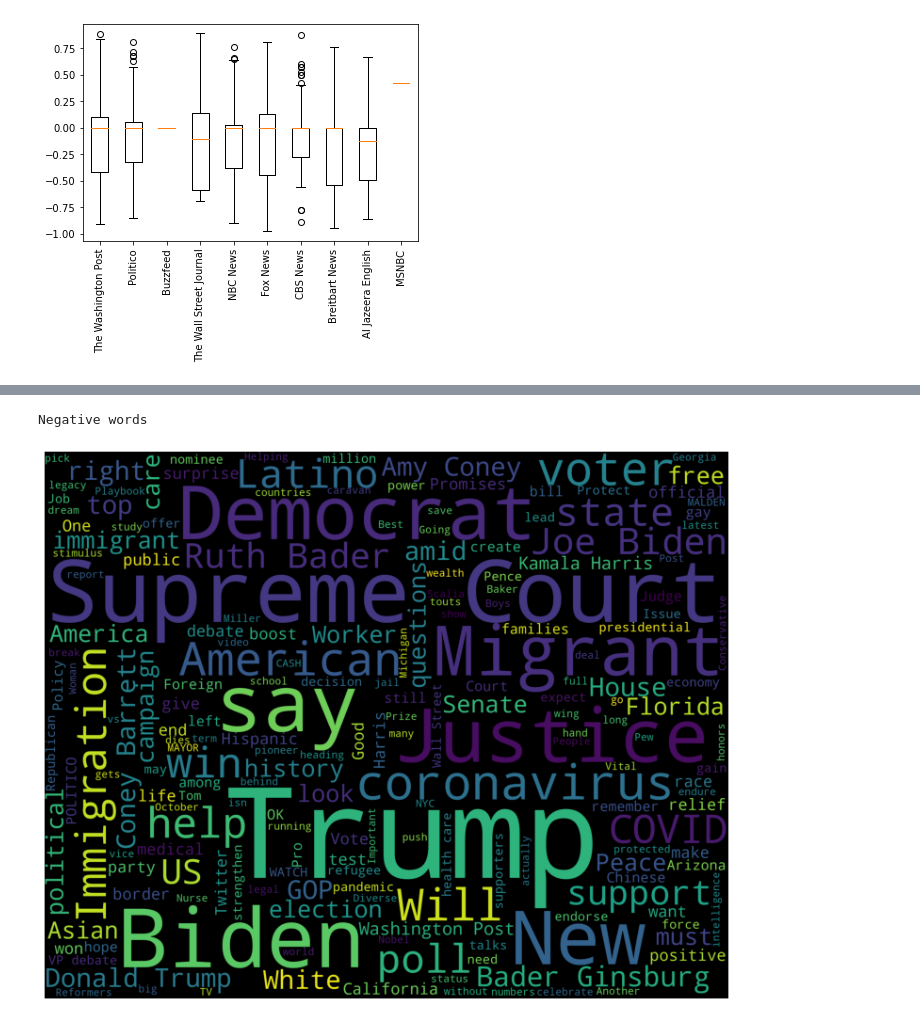
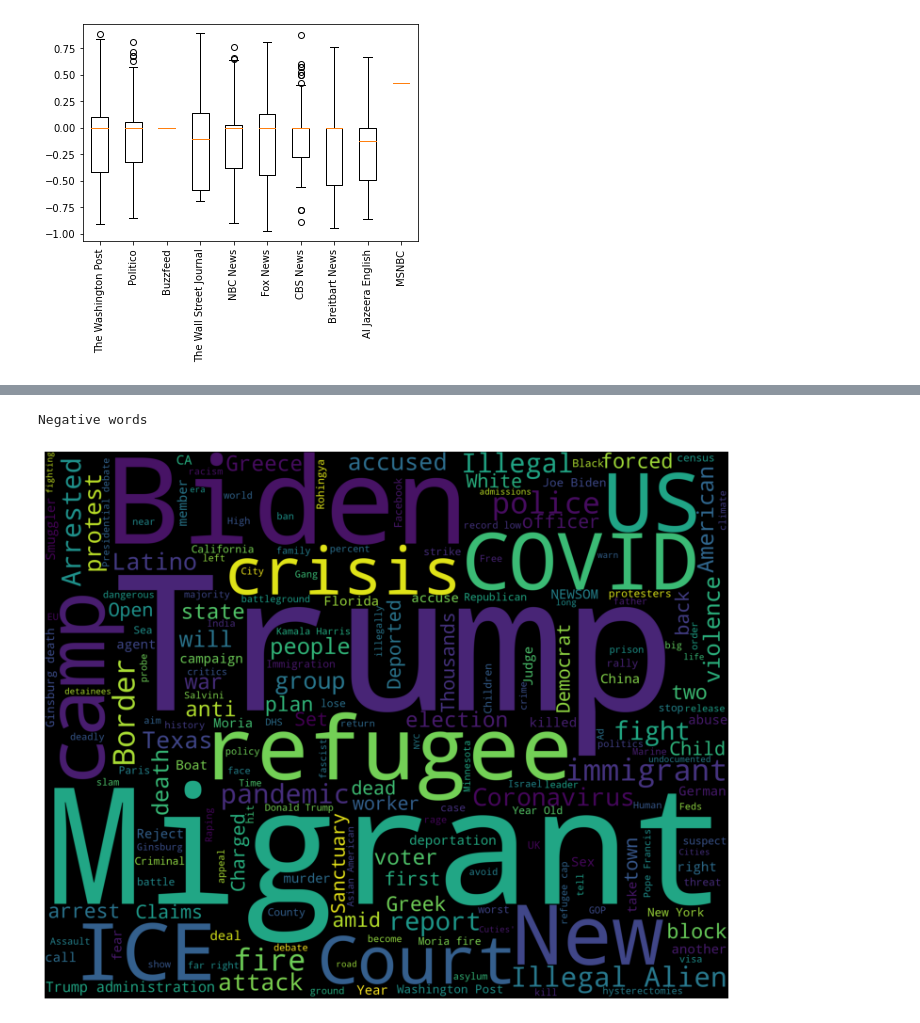
Before and after one commit to James-Ashley/sentiment_analysis, a Jupyter notebook: data_analysis/data_analysis_RSP.ipynb, the cells around one changed output, grey strips where cells are left out. Cells and saved outputs as stored; diff of their text form; code cells hidden in the pictures.

```diff
--- a/data_analysis/data_analysis_RSP.ipynb
+++ b/data_analysis/data_analysis_RSP.ipynb
@@ -390,24 +364,6 @@ Positive words
-# %%
-def wordcloud_draw(data, color = 'black'):
-    words = ' '.join(data)
-    cleaned_word = " ".join([word for word in words.split()
-                            if 'http' not in word
-                                and not word.startswith('@')
-                                and not word.startswith('#')
-                                and word != 'RT'
-                            ])
-    wordcloud = WordCloud(stopwords=STOPWORDS,
-                      background_color=color,
-                      width=2500,
-                      height=2000
-                     ).generate(cleaned_word)
-    plt.figure(1,figsize=(13, 13))
-    plt.imshow(wordcloud)
-    plt.axis('off')
-    plt.show()
-
-print("Negative words")
-wordcloud_draw(pos_headlines,'black')
-# %% [output]
-Negative words
-[figure, removed]
+# %%
+print("Negative words")
+wordcloud_draw(neg_headlines,'black')
+# %% [output]
+Negative words
+[figure, added]
```
Also changed, not shown: parts of 7 cells of this notebook.
